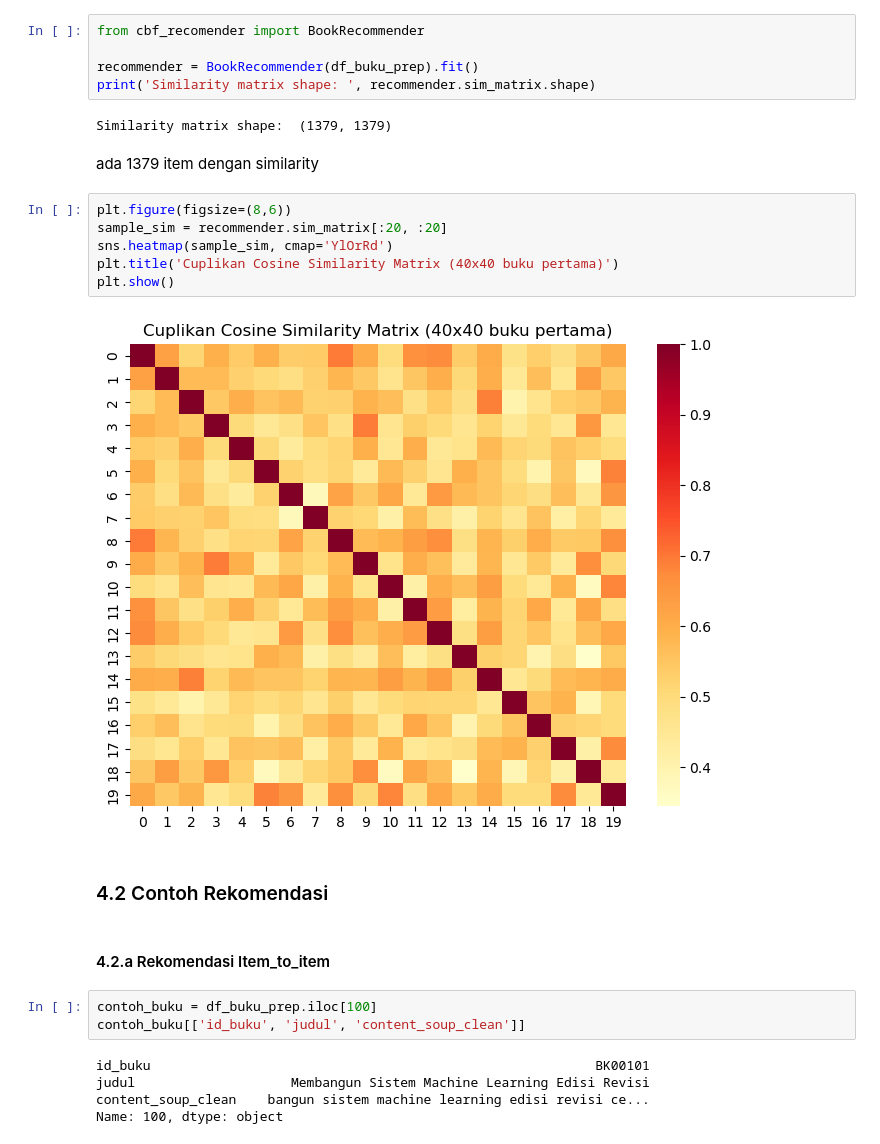
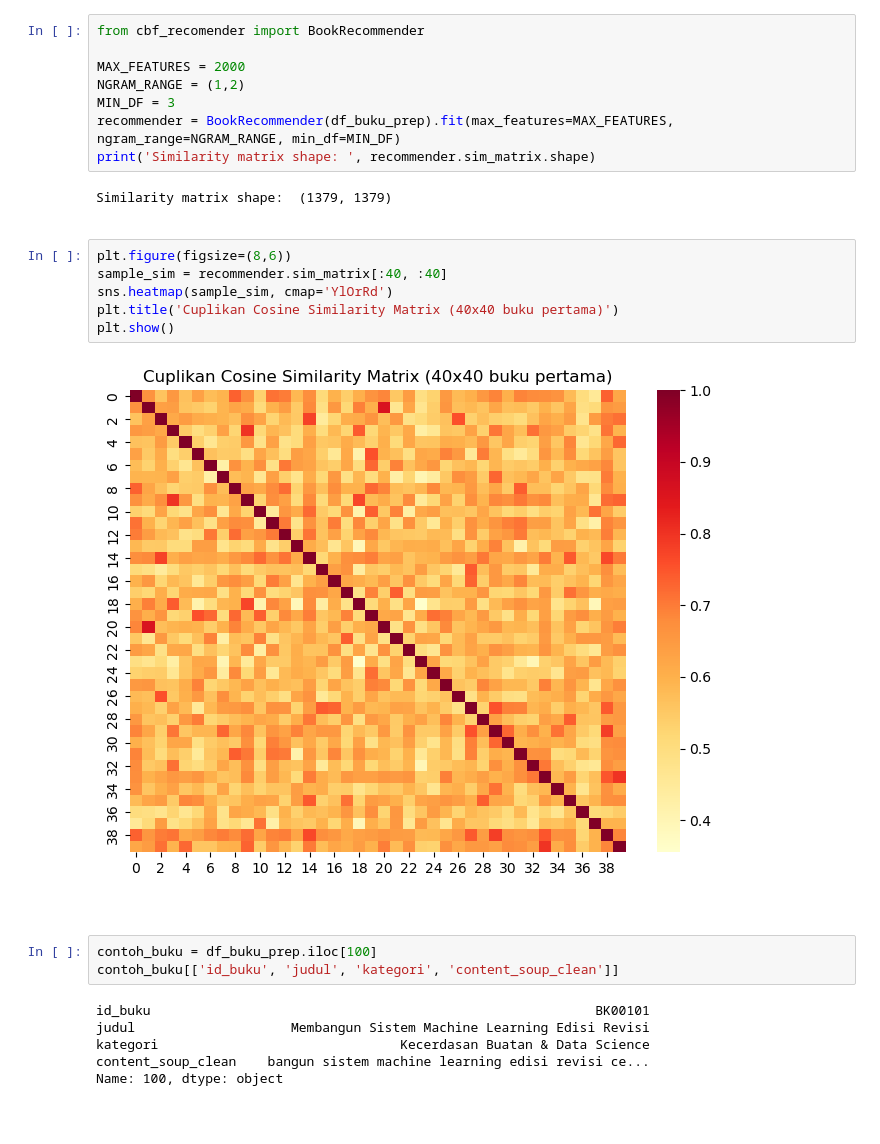
Before and after one commit to mayanggumelarr/Hybrid-Library-Book-Recomendation-Content-Base-Filtering, a Jupyter notebook: cbf-book-rec.ipynb, the cells around one changed output. Drawn from its saved outputs; the diff is of its cells as text; blank space fills up the shorter version.

```diff
--- a/cbf-book-rec.ipynb
+++ b/cbf-book-rec.ipynb
@@ -756,30 +842,34 @@ Top 10 term dengan bobot TF-IDF tertinggi:
 # %%
 from cbf_recomender import BookRecommender
 
-recommender = BookRecommender(df_buku_prep).fit()
+MAX_FEATURES = 2000
+NGRAM_RANGE = (1,2)
+MIN_DF = 3
+recommender = BookRecommender(df_buku_prep).fit(max_features=MAX_FEATURES, ngram_range=NGRAM_RANGE, min_df=MIN_DF)
 print('Similarity matrix shape: ', recommender.sim_matrix.shape)
 # %% [output]
 Similarity matrix shape:  (1379, 1379)
 # %% [markdown]
-ada 1379 item dengan similarity
+<!-- ada 1379 item dengan similarity -->
 # %%
 plt.figure(figsize=(8,6))
-sample_sim = recommender.sim_matrix[:20, :20]
+sample_sim = recommender.sim_matrix[:40, :40]
 sns.heatmap(sample_sim, cmap='YlOrRd')
 plt.title('Cuplikan Cosine Similarity Matrix (40x40 buku pertama)')
 plt.show()
 # %% [output]
-[figure, old version]
+[figure, new version]
 # %% [markdown]
-### 4.2 Contoh Rekomendasi
+<!-- ### 4.2 Contoh Rekomendasi -->
 # %% [markdown]
-#### 4.2.a Rekomendasi Item_to_item
+<!-- #### 4.2.a Rekomendasi Item_to_item -->
 # %%
 contoh_buku = df_buku_prep.iloc[100]
-contoh_buku[['id_buku', 'judul', 'content_soup_clean']]
+contoh_buku[['id_buku', 'judul', 'kategori', 'content_soup_clean']]
 # %% [output]
 id_buku                                                         BK00101
 judul                    Membangun Sistem Machine Learning Edisi Revisi
+kategori                               Kecerdasan Buatan & Data Science
 content_soup_clean    bangun sistem machine learning edisi revisi ce...
 Name: 100, dtype: object
 # %%
```
Also changed, not shown: parts of 27 cells of this notebook.
